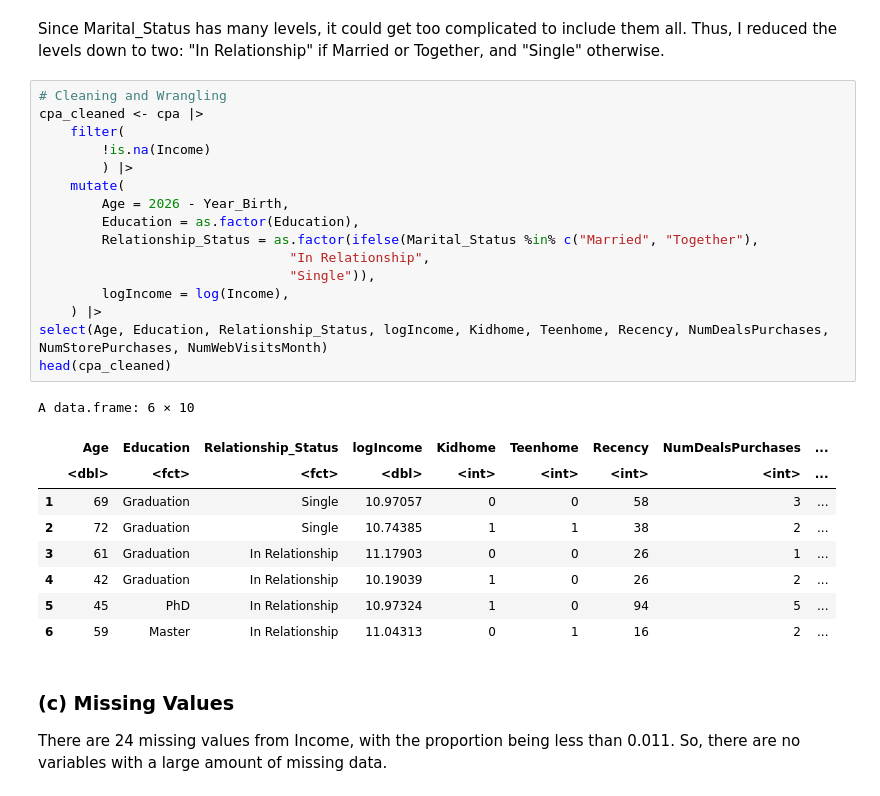
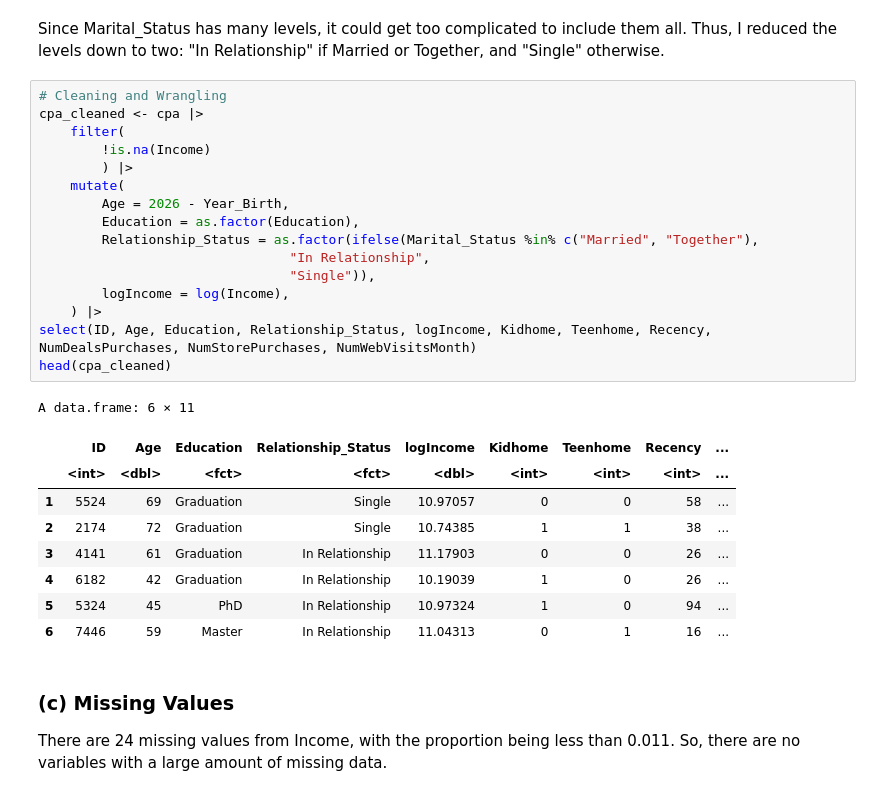
Before and after one commit to drrnaxl/STAT-301-Project, a Jupyter notebook: Final.ipynb, the cells around one changed output. Saved outputs shown, nothing was run; the diff lists cells and outputs as text.

```diff
--- a/Final.ipynb
+++ b/Final.ipynb
@@ -148,29 +148,29 @@ Since Marital_Status has many levels, it could get too complicated to include th
 # %%
 # Cleaning and Wrangling
 cpa_cleaned <- cpa |>
     filter(
         !is.na(Income)
         ) |>
     mutate(
         Age = 2026 - Year_Birth,
         Education = as.factor(Education),
         Relationship_Status = as.factor(ifelse(Marital_Status %in% c("Married", "Together"),
                                 "In Relationship",
                                 "Single")),
         logIncome = log(Income),
     ) |>
-select(Age, Education, Relationship_Status, logIncome, Kidhome, Teenhome, Recency, NumDealsPurchases, NumStorePurchases, NumWebVisitsMonth)
+select(ID, Age, Education, Relationship_Status, logIncome, Kidhome, Teenhome, Recency, NumDealsPurchases, NumStorePurchases, NumWebVisitsMonth)
 head(cpa_cleaned)
 # %% [output]
-A data.frame: 6 × 10
+A data.frame: 6 × 11
-|  | Age | Education | Relationship_Status | logIncome | Kidhome | Teenhome | Recency | NumDealsPurchases | ... |
-|  | <dbl> | <fct> | <fct> | <dbl> | <int> | <int> | <int> | <int> | ... |
-| 1 | 69 | Graduation | Single | 10.97057 | 0 | 0 | 58 | 3 | ... |
-| 2 | 72 | Graduation | Single | 10.74385 | 1 | 1 | 38 | 2 | ... |
-| 3 | 61 | Graduation | In Relationship | 11.17903 | 0 | 0 | 26 | 1 | ... |
-| 4 | 42 | Graduation | In Relationship | 10.19039 | 1 | 0 | 26 | 2 | ... |
-| 5 | 45 | PhD | In Relationship | 10.97324 | 1 | 0 | 94 | 5 | ... |
-| 6 | 59 | Master | In Relationship | 11.04313 | 0 | 1 | 16 | 2 | ... |
+|  | ID | Age | Education | Relationship_Status | logIncome | Kidhome | Teenhome | Recency | ... |
+|  | <int> | <dbl> | <fct> | <fct> | <dbl> | <int> | <int> | <int> | ... |
+| 1 | 5524 | 69 | Graduation | Single | 10.97057 | 0 | 0 | 58 | ... |
+| 2 | 2174 | 72 | Graduation | Single | 10.74385 | 1 | 1 | 38 | ... |
+| 3 | 4141 | 61 | Graduation | In Relationship | 11.17903 | 0 | 0 | 26 | ... |
+| 4 | 6182 | 42 | Graduation | In Relationship | 10.19039 | 1 | 0 | 26 | ... |
+| 5 | 5324 | 45 | PhD | In Relationship | 10.97324 | 1 | 0 | 94 | ... |
+| 6 | 7446 | 59 | Master | In Relationship | 11.04313 | 0 | 1 | 16 | ... |
 # %% [markdown]
 ### (c) Missing Values
 There are 24 missing values from Income, with the proportion being less than 0.011. So, there are no variables with a large amount of missing data.
```
Also changed, not shown: parts of 2 cells of this notebook.
